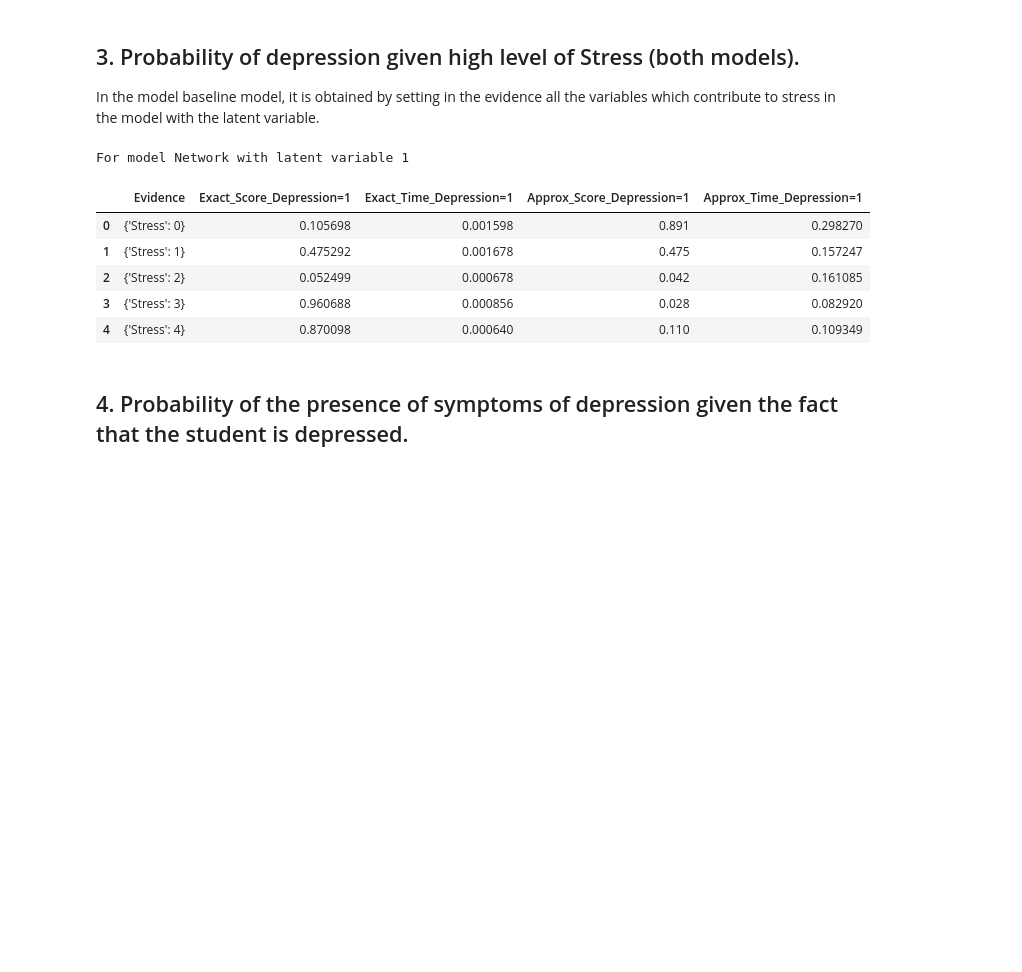
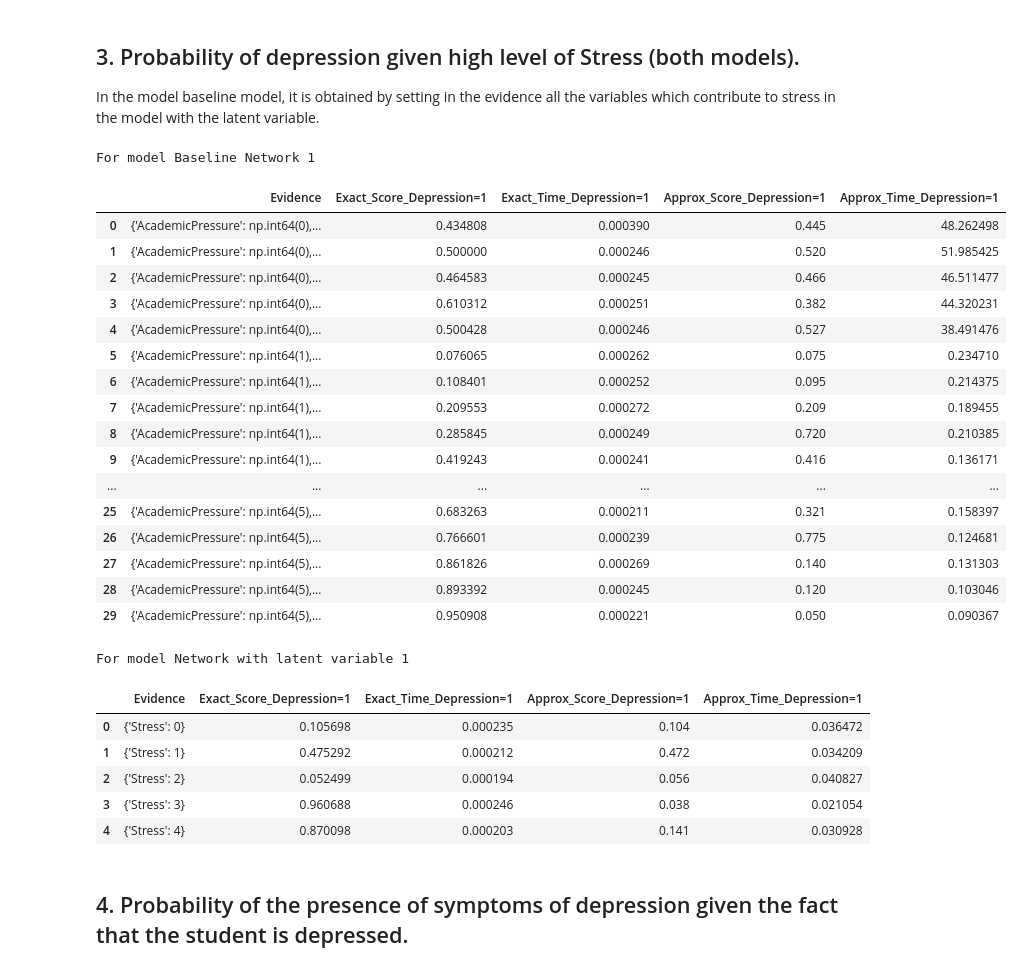
Before and after one commit to Shardyne/faikr3-project, a Jupyter notebook: network_comparison.ipynb, the cells around one changed output. Saved outputs shown, nothing was run; the diff lists cells and outputs as text; code cells hidden in the pictures; blank space fills up the shorter version.

```diff
--- a/network_comparison.ipynb
+++ b/network_comparison.ipynb
@@ -576,38 +592,56 @@ In the model baseline model, it is obtained by setting in the evidence all the v
 # %%
 # Here we have to differentiate the queries
 result_df_3 = {}
 
-# name = "Baseline Network 1"
-# model = BN_baseline1
-# print(f"For model {name}")
-# result_df_3[name] = general_query(
-#     model,
-#     query_vars=["Depression"],
-#     attribute_evidence=["FinancialStress", "AcademicPressure"],
-#     index_retrieve_values=[1], # only P(Depression=1)
-#     show_progress=True
-# )
-# display(result_df_3[name])
+name = "Baseline Network 1"
+model = BN_baseline1
+print(f"For model {name}")
+result_df_3[name] = general_query(
+    model,
+    query_vars=["Depression"],
+    attribute_evidence=["FinancialStress", "AcademicPressure"],
+    index_retrieve_values=[1], # only P(Depression=1)
+    show_progress=True
+)
+display(result_df_3[name])
 
 
 name = "Network with latent variable 1"
 model = BN_latent1
 print(f"For model {name}")
 result_df_3[name] = general_query(
     model,
     query_vars=["Depression"],
     attribute_evidence=["Stress"],
     index_retrieve_values=[1], # only P(Depression=1)
     show_progress=True
 )
 display(result_df_3[name])
 # %% [output]
-For model Network with latent variable 1
+For model Baseline Network 1
 |  | Evidence | Exact_Score_Depression=1 | Exact_Time_Depression=1 | Approx_Score_Depression=1 | Approx_Time_Depression=1 |
-| 0 | {'Stress': 0} | 0.105698 | 0.001598 | 0.891 | 0.298270 |
-| 1 | {'Stress': 1} | 0.475292 | 0.001678 | 0.475 | 0.157247 |
-| 2 | {'Stress': 2} | 0.052499 | 0.000678 | 0.042 | 0.161085 |
-| 3 | {'Stress': 3} | 0.960688 | 0.000856 | 0.028 | 0.082920 |
-| 4 | {'Stress': 4} | 0.870098 | 0.000640 | 0.110 | 0.109349 |
+| 0 | {'AcademicPressure': np.int64(0),... | 0.434808 | 0.000390 | 0.445 | 48.262498 |
+| 1 | {'AcademicPressure': np.int64(0),... | 0.500000 | 0.000246 | 0.520 | 51.985425 |
+| 2 | {'AcademicPressure': np.int64(0),... | 0.464583 | 0.000245 | 0.466 | 46.511477 |
+| 3 | {'AcademicPressure': np.int64(0),... | 0.610312 | 0.000251 | 0.382 | 44.320231 |
+| 4 | {'AcademicPressure': np.int64(0),... | 0.500428 | 0.000246 | 0.527 | 38.491476 |
+| 5 | {'AcademicPressure': np.int64(1),... | 0.076065 | 0.000262 | 0.075 | 0.234710 |
+| 6 | {'AcademicPressure': np.int64(1),... | 0.108401 | 0.000252 | 0.095 | 0.214375 |
+| 7 | {'AcademicPressure': np.int64(1),... | 0.209553 | 0.000272 | 0.209 | 0.189455 |
+| 8 | {'AcademicPressure': np.int64(1),... | 0.285845 | 0.000249 | 0.720 | 0.210385 |
+| 9 | {'AcademicPressure': np.int64(1),... | 0.419243 | 0.000241 | 0.416 | 0.136171 |
+| ... | ... | ... | ... | ... | ... |
+| 25 | {'AcademicPressure': np.int64(5),... | 0.683263 | 0.000211 | 0.321 | 0.158397 |
+| 26 | {'AcademicPressure': np.int64(5),... | 0.766601 | 0.000239 | 0.775 | 0.124681 |
+| 27 | {'AcademicPressure': np.int64(5),... | 0.861826 | 0.000269 | 0.140 | 0.131303 |
+| 28 | {'AcademicPressure': np.int64(5),... | 0.893392 | 0.000245 | 0.120 | 0.103046 |
+| 29 | {'AcademicPressure': np.int64(5),... | 0.950908 | 0.000221 | 0.050 | 0.090367 |
+For model Network with latent variable 1
+|  | Evidence | Exact_Score_Depression=1 | Exact_Time_Depression=1 | Approx_Score_Depression=1 | Approx_Time_Depression=1 |
+| 0 | {'Stress': 0} | 0.105698 | 0.000235 | 0.104 | 0.036472 |
+| 1 | {'Stress': 1} | 0.475292 | 0.000212 | 0.472 | 0.034209 |
+| 2 | {'Stress': 2} | 0.052499 | 0.000194 | 0.056 | 0.040827 |
+| 3 | {'Stress': 3} | 0.960688 | 0.000246 | 0.038 | 0.021054 |
+| 4 | {'Stress': 4} | 0.870098 | 0.000203 | 0.141 | 0.030928 |
 # %% [markdown]
 ## 4. Probability of the presence of symptoms of depression given the fact that the student is depressed.
```
Also changed, not shown: parts of 12 cells of this notebook.
